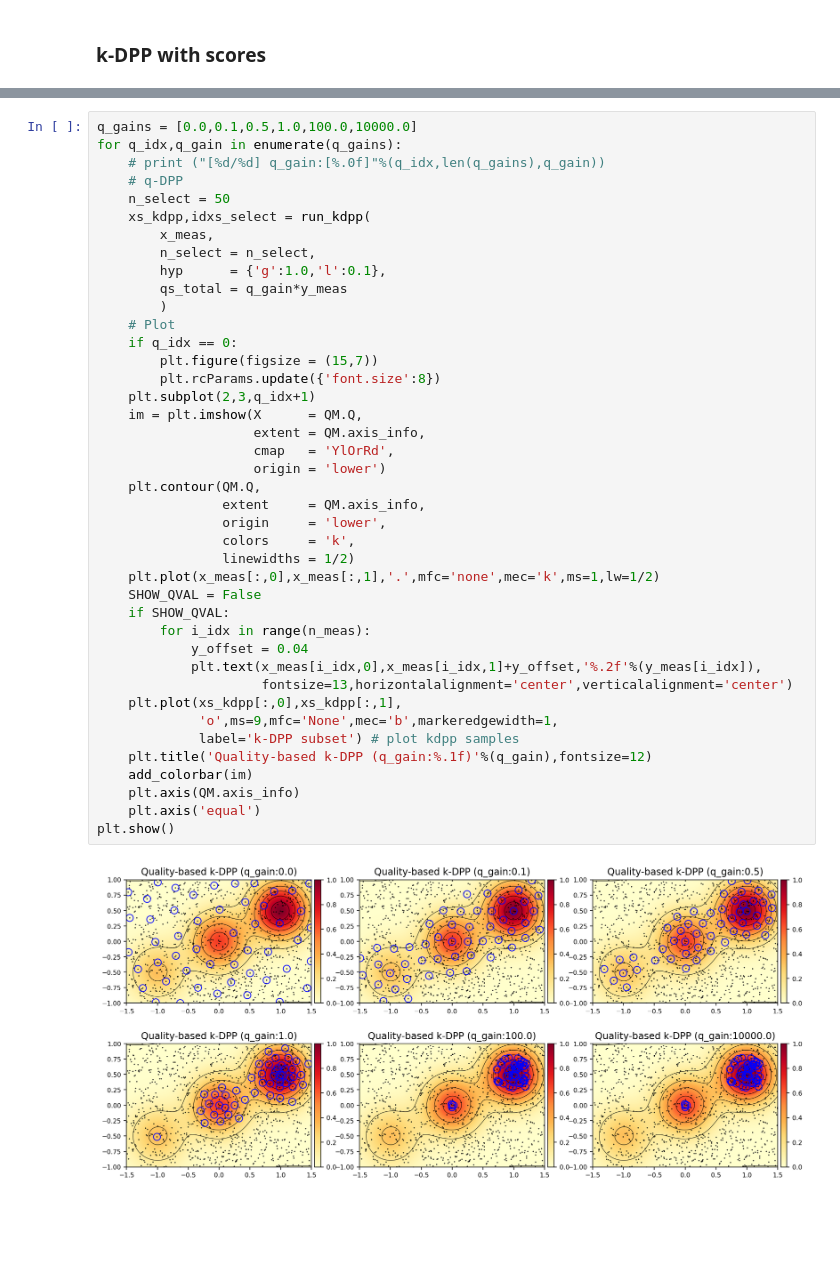
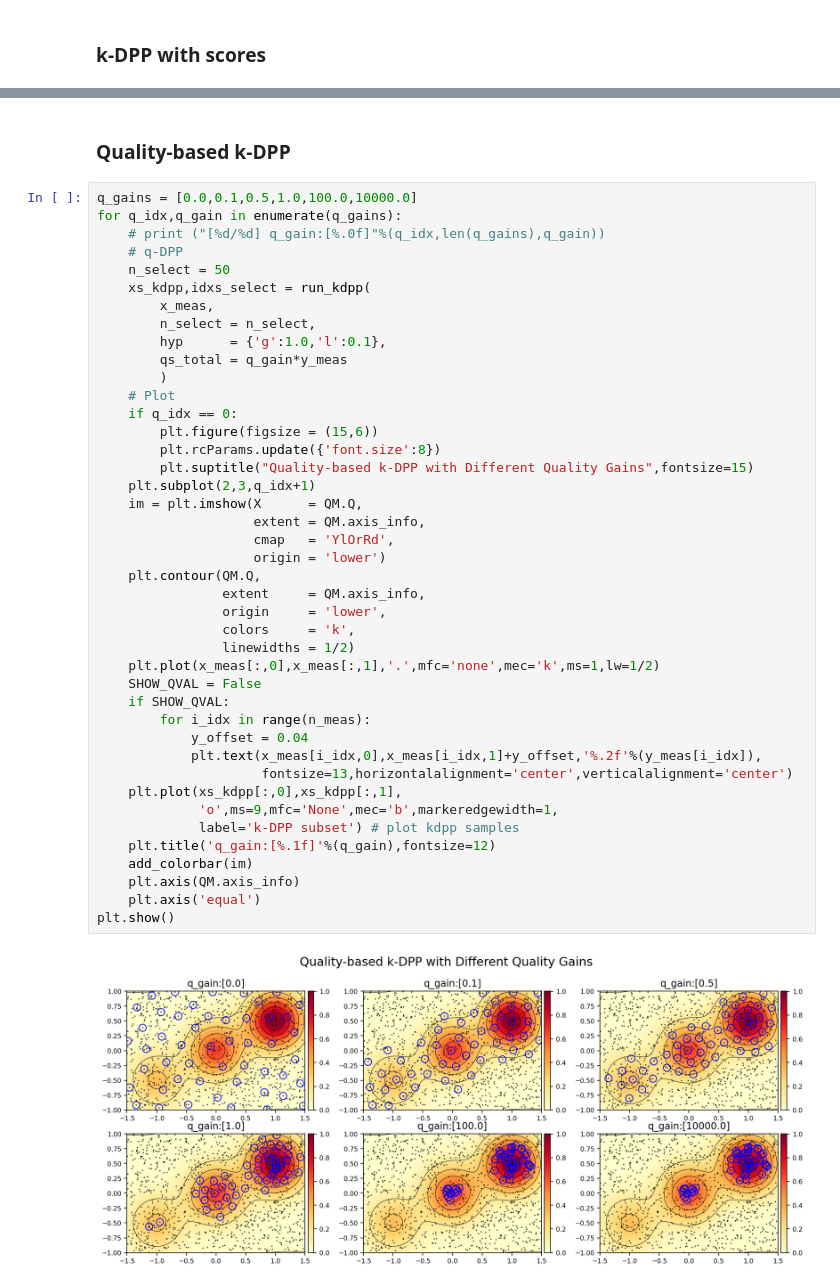
Before and after one commit to sjchoi86/gentle-dpp, a Jupyter notebook: code/demo_dpp.ipynb, the cells around one changed output, grey strips where cells are left out. Cells and saved outputs as stored; diff of their text form; blank space fills up the shorter version.

```diff
--- a/code/demo_dpp.ipynb
+++ b/code/demo_dpp.ipynb
@@ -224,3 +222,5 @@ Make [1000] measurements.
+# %% [markdown]
+### Quality-based k-DPP
 # %%
 q_gains = [0.0,0.1,0.5,1.0,100.0,10000.0]
 for q_idx,q_gain in enumerate(q_gains):
@@ -234,33 +234,34 @@ for q_idx,q_gain in enumerate(q_gains):
         qs_total = q_gain*y_meas
         )
     # Plot
     if q_idx == 0:
-        plt.figure(figsize = (15,7))
+        plt.figure(figsize = (15,6))
         plt.rcParams.update({'font.size':8})
+        plt.suptitle("Quality-based k-DPP with Different Quality Gains",fontsize=15)
     plt.subplot(2,3,q_idx+1)
     im = plt.imshow(X      = QM.Q,
                     extent = QM.axis_info,
                     cmap   = 'YlOrRd',
                     origin = 'lower')
     plt.contour(QM.Q,
                 extent     = QM.axis_info,
                 origin     = 'lower',
                 colors     = 'k',
                 linewidths = 1/2)
     plt.plot(x_meas[:,0],x_meas[:,1],'.',mfc='none',mec='k',ms=1,lw=1/2)
     SHOW_QVAL = False
     if SHOW_QVAL:
         for i_idx in range(n_meas):
             y_offset = 0.04
             plt.text(x_meas[i_idx,0],x_meas[i_idx,1]+y_offset,'%.2f'%(y_meas[i_idx]),
                      fontsize=13,horizontalalignment='center',verticalalignment='center')
     plt.plot(xs_kdpp[:,0],xs_kdpp[:,1],
              'o',ms=9,mfc='None',mec='b',markeredgewidth=1,
              label='k-DPP subset') # plot kdpp samples
-    plt.title('Quality-based k-DPP (q_gain:%.1f)'%(q_gain),fontsize=12)
+    plt.title('q_gain:[%.1f]'%(q_gain),fontsize=12)
     add_colorbar(im)
     plt.axis(QM.axis_info)
     plt.axis('equal')
 plt.show()
 # %% [output]
-[figure, old version]
+[figure, new version]
```
Also changed, not shown: parts of 8 cells of this notebook, 2 other files.
